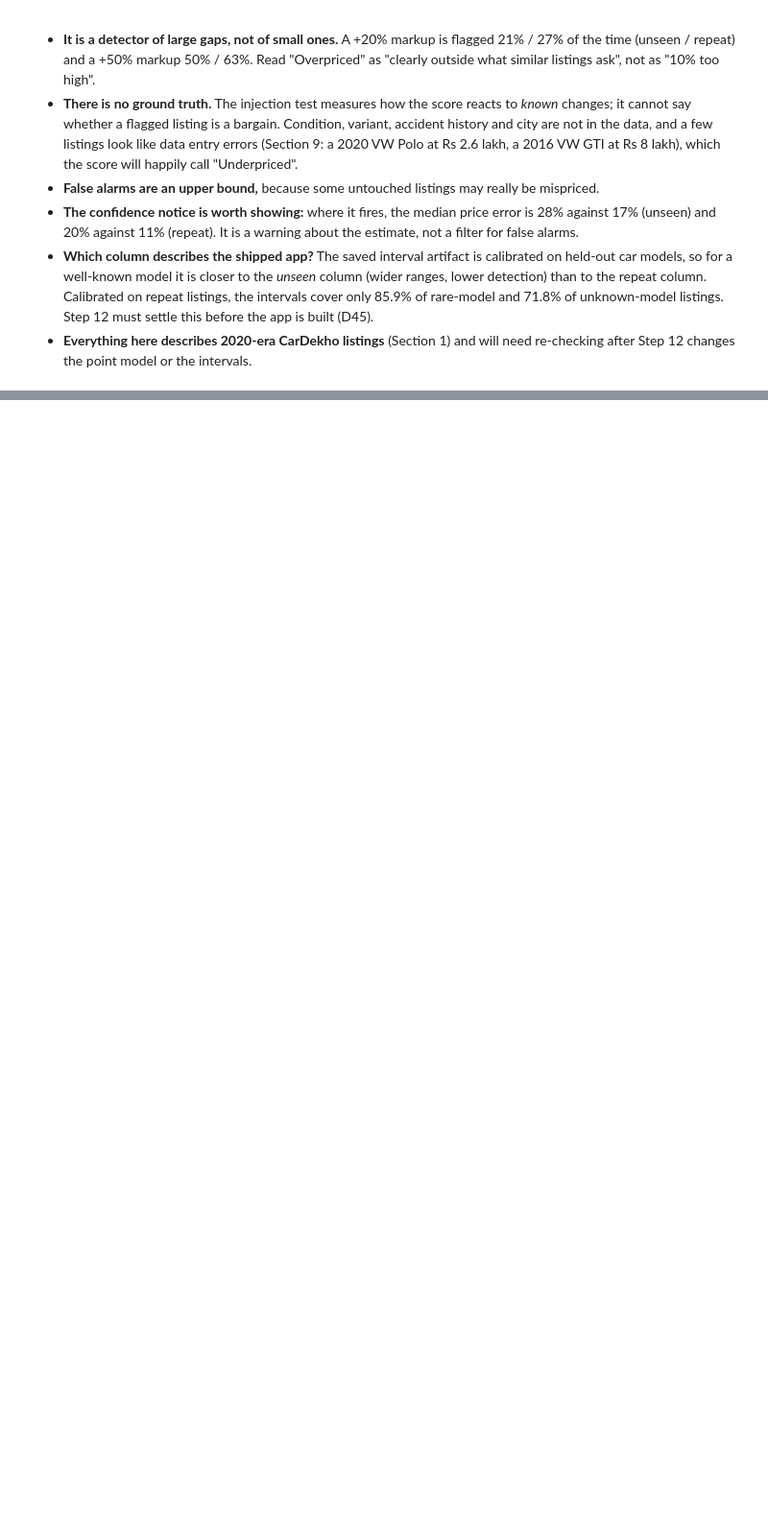
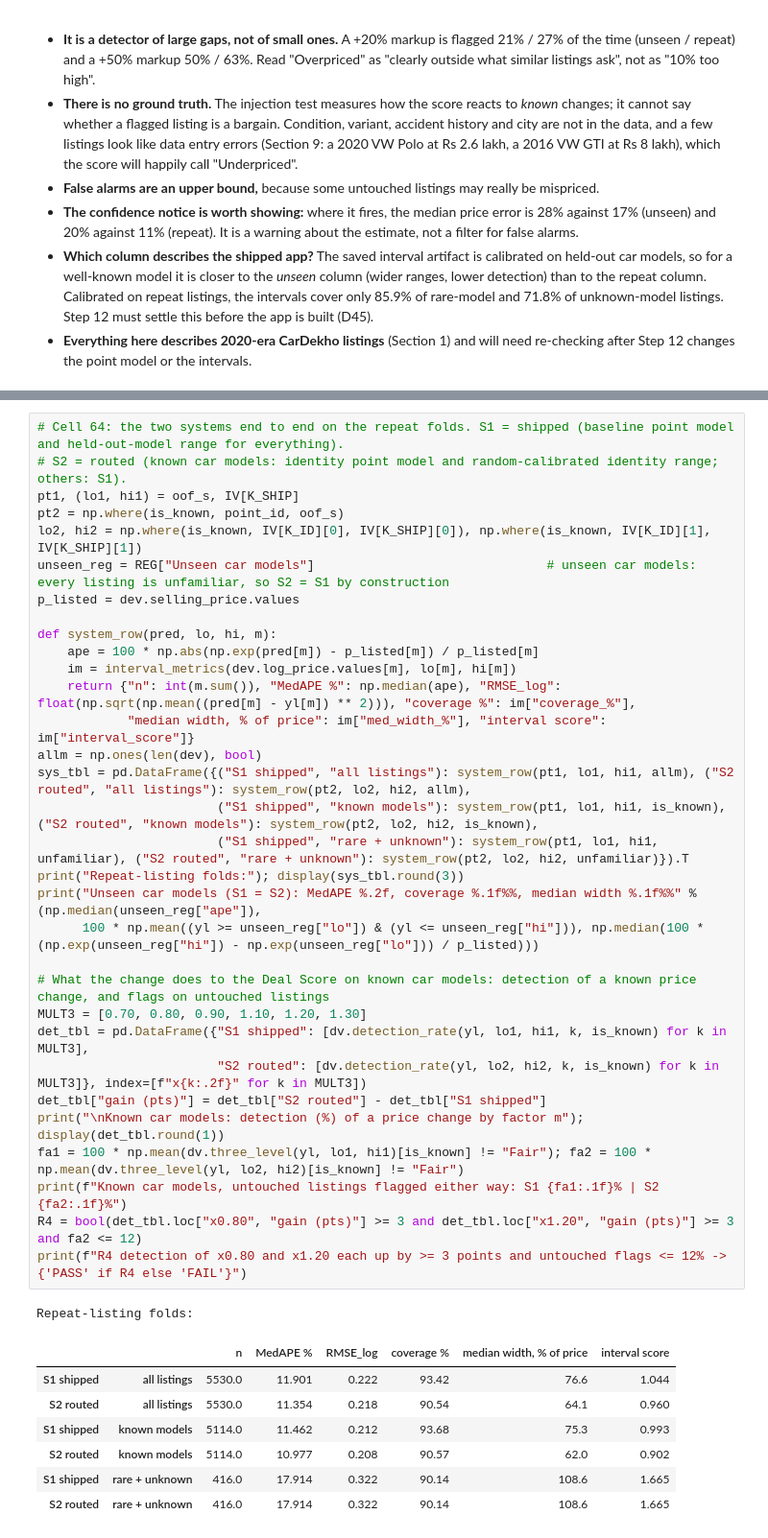
Before and after one commit to aayaan-khan/Used-Cars-Cost-Prediction, a Jupyter notebook: notebooks/Used_Cars_Cost_Prediction.ipynb, the cells around one changed output, grey strips where cells are left out. Shown at 96% size. Saved outputs shown, nothing was run; the diff lists cells and outputs as text; blank space fills up the shorter version.

```diff
--- a/notebooks/Used_Cars_Cost_Prediction.ipynb
+++ b/notebooks/Used_Cars_Cost_Prediction.ipynb
@@ -2902,0 +3023,41 @@ display(Markdown(f"""### 12.6 What this section means for the Deal Score
+# %%
+# Cell 64: the two systems end to end on the repeat folds. S1 = shipped (baseline point model and held-out-model range for everything).
+# S2 = routed (known car models: identity point model and random-calibrated identity range; others: S1).
+pt1, (lo1, hi1) = oof_s, IV[K_SHIP]
+pt2 = np.where(is_known, point_id, oof_s)
+lo2, hi2 = np.where(is_known, IV[K_ID][0], IV[K_SHIP][0]), np.where(is_known, IV[K_ID][1], IV[K_SHIP][1])
+unseen_reg = REG["Unseen car models"]                               # unseen car models: every listing is unfamiliar, so S2 = S1 by construction
+p_listed = dev.selling_price.values
+
+def system_row(pred, lo, hi, m):
+    ape = 100 * np.abs(np.exp(pred[m]) - p_listed[m]) / p_listed[m]
+    im = interval_metrics(dev.log_price.values[m], lo[m], hi[m])
+    return {"n": int(m.sum()), "MedAPE %": np.median(ape), "RMSE_log": float(np.sqrt(np.mean((pred[m] - yl[m]) ** 2))), "coverage %": im["coverage_%"],
+            "median width, % of price": im["med_width_%"], "interval score": im["interval_score"]}
+allm = np.ones(len(dev), bool)
+sys_tbl = pd.DataFrame({("S1 shipped", "all listings"): system_row(pt1, lo1, hi1, allm), ("S2 routed", "all listings"): system_row(pt2, lo2, hi2, allm),
+                        ("S1 shipped", "known models"): system_row(pt1, lo1, hi1, is_known), ("S2 routed", "known models"): system_row(pt2, lo2, hi2, is_known),
+                        ("S1 shipped", "rare + unknown"): system_row(pt1, lo1, hi1, unfamiliar), ("S2 routed", "rare + unknown"): system_row(pt2, lo2, hi2, unfamiliar)}).T
+print("Repeat-listing folds:"); display(sys_tbl.round(3))
+print("Unseen car models (S1 = S2): MedAPE %.2f, coverage %.1f%%, median width %.1f%%" % (np.median(unseen_reg["ape"]),
+      100 * np.mean((yl >= unseen_reg["lo"]) & (yl <= unseen_reg["hi"])), np.median(100 * (np.exp(unseen_reg["hi"]) - np.exp(unseen_reg["lo"])) / p_listed)))
+
+# What the change does to the Deal Score on known car models: detection of a known price change, and flags on untouched listings
+MULT3 = [0.70, 0.80, 0.90, 1.10, 1.20, 1.30]
+det_tbl = pd.DataFrame({"S1 shipped": [dv.detection_rate(yl, lo1, hi1, k, is_known) for k in MULT3],
+                        "S2 routed": [dv.detection_rate(yl, lo2, hi2, k, is_known) for k in MULT3]}, index=[f"x{k:.2f}" for k in MULT3])
+det_tbl["gain (pts)"] = det_tbl["S2 routed"] - det_tbl["S1 shipped"]
+print("\nKnown car models: detection (%) of a price change by factor m"); display(det_tbl.round(1))
+fa1 = 100 * np.mean(dv.three_level(yl, lo1, hi1)[is_known] != "Fair"); fa2 = 100 * np.mean(dv.three_level(yl, lo2, hi2)[is_known] != "Fair")
+print(f"Known car models, untouched listings flagged either way: S1 {fa1:.1f}% | S2 {fa2:.1f}%")
+R4 = bool(det_tbl.loc["x0.80", "gain (pts)"] >= 3 and det_tbl.loc["x1.20", "gain (pts)"] >= 3 and fa2 <= 12)
+print(f"R4 detection of x0.80 and x1.20 each up by >= 3 points and untouched flags <= 12% -> {'PASS' if R4 else 'FAIL'}")
+# %% [output]
+Repeat-listing folds:
+|  |  | n | MedAPE % | RMSE_log | coverage % | median width, % of price | interval score |
+| S1 shipped | all listings | 5530.0 | 11.901 | 0.222 | 93.42 | 76.6 | 1.044 |
+| S2 routed | all listings | 5530.0 | 11.354 | 0.218 | 90.54 | 64.1 | 0.960 |
+| S1 shipped | known models | 5114.0 | 11.462 | 0.212 | 93.68 | 75.3 | 0.993 |
+| S2 routed | known models | 5114.0 | 10.977 | 0.208 | 90.57 | 62.0 | 0.902 |
+| S1 shipped | rare + unknown | 416.0 | 17.914 | 0.322 | 90.14 | 108.6 | 1.665 |
+| S2 routed | rare + unknown | 416.0 | 17.914 | 0.322 | 90.14 | 108.6 | 1.665 |
```
Also changed, not shown: parts of 9 cells of this notebook, 5 other files.
